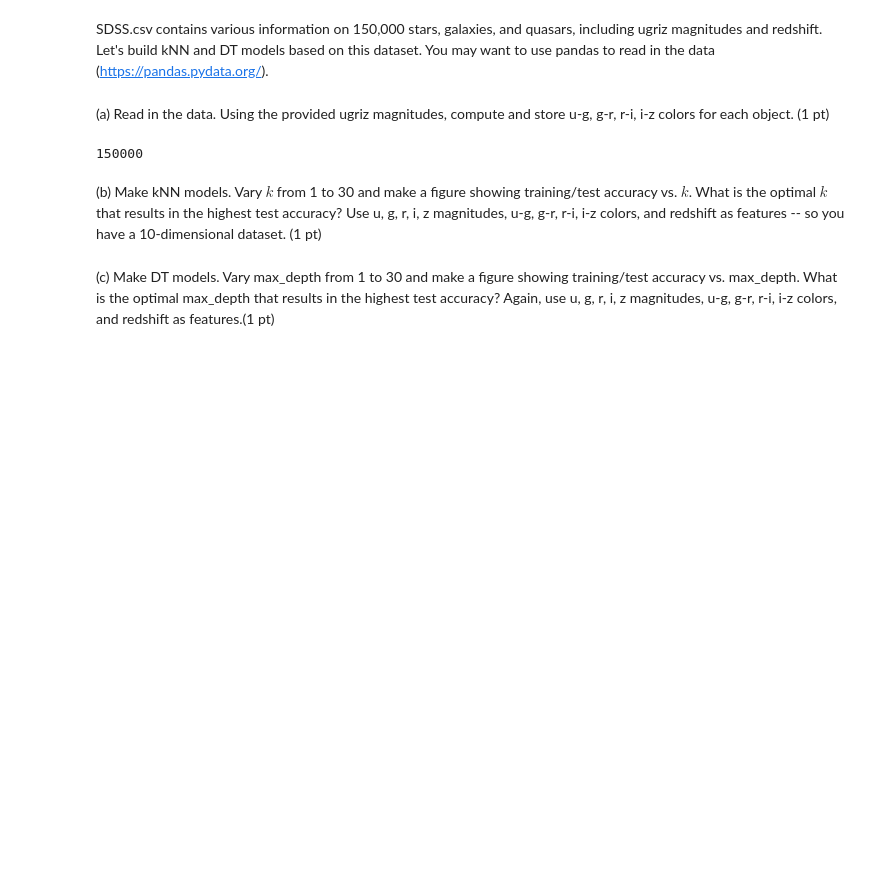
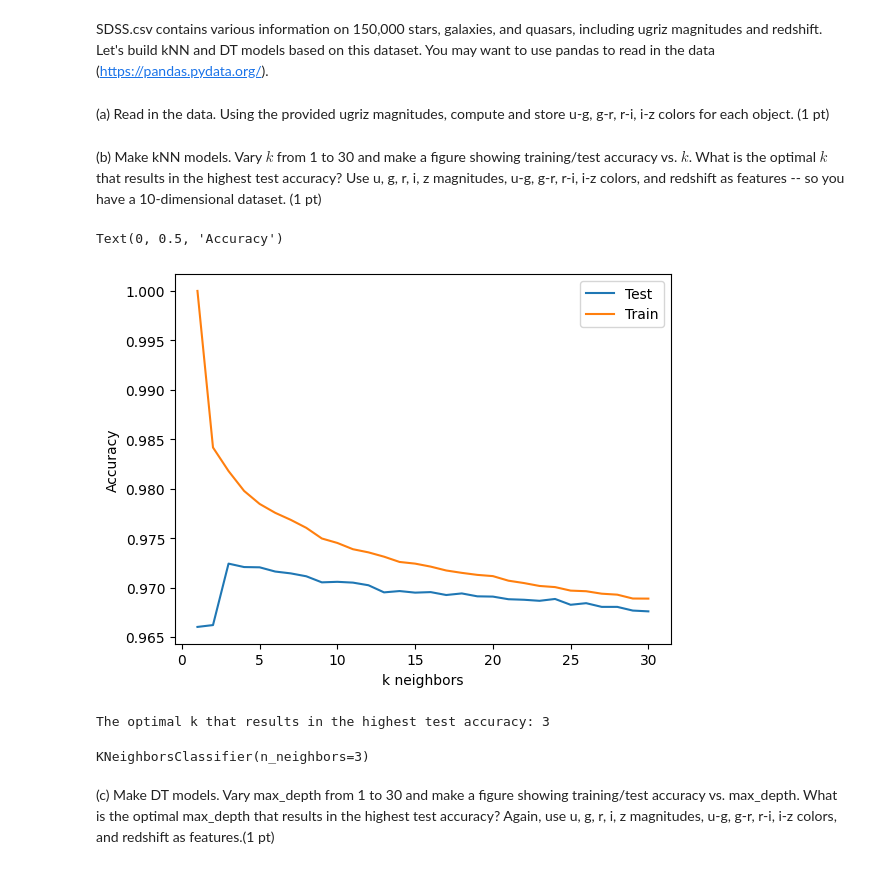
Before and after one commit to SpacialTree/HomeworkBack, a Jupyter notebook: MachineLearning/Homework/HW1/AST7939_homework1.ipynb, the cells around one changed output. Cells and saved outputs as stored; diff of their text form; code cells hidden in the pictures; blank space fills up the shorter version.

```diff
--- a/MachineLearning/Homework/HW1/AST7939_homework1.ipynb
+++ b/MachineLearning/Homework/HW1/AST7939_homework1.ipynb
@@ -126,28 +111,24 @@ for obj in range(classes_names.size):
-# %%
-X = [
-    mag_u,
-    mag_g
-    mag_r,
-    mag_i,
-    mag_z,
-    color_ug,
-    color_gr,
-    color_ri,
-    color_iz,
-    redshift
-    ]
-# %% [output]
-150000
 # %% [markdown]
 (b) Make kNN models. Vary $k$ from 1 to 30 and make a figure showing training/test accuracy vs. $k$. What is the optimal $k$ that results in the highest test accuracy? Use u, g, r, i, z magnitudes, u-g, g-r, r-i, i-z colors, and redshift as features -- so you have a 10-dimensional dataset. (1 pt)
 # %%
 # Just like in class. Remember to normalize!!! 10-dimensional space
 
 # Features
-X =
+X = np.array([
+    mag_u,
+    mag_g,
+    mag_r,
+    mag_i,
+    mag_z,
+    color_ug,
+    color_gr,
+    color_ri,
+    color_iz,
+    redshift
+    ]).T
 
 # Labels
-y =
+y = np.expand_dims(dataset_sdss['class'], axis=1)
 
 # Separate into training and test data
 X_train, X_test, y_train, y_test = train_test_split(X, y, random_state=0)
@@ -154,2 +148,35 @@ X_train, X_test, y_train, y_test = train_test_split(X, y, random_state=0)
+# %%
+X_train_scaled = StandardScaler().fit(X_train).transform(X_train)
+X_test_scaled = StandardScaler().fit(X_train).transform(X_test)
+# %%
+# Make kNN models varying k from 1 to 30
+top = 30
+k_neighbors = np.arange(1, top+1)
+test_acc = np.zeros(top)
+train_acc = np.zeros(top)
+
+for k in k_neighbors:
+    model = neighbors.KNeighborsClassifier(n_neighbors=k)
+    model.fit(X_train_scaled, np.ravel(y_train,order='C'))
+    test_acc[k-1] = model.score(X_test_scaled, y_test)
+    train_acc[k-1] = model.score(X_train_scaled, y_train)
+
+plt.plot(k_neighbors, test_acc, label='Test')
+plt.plot(k_neighbors, train_acc, label='Train')
+plt.legend()
+plt.xlabel('k neighbors')
+plt.ylabel('Accuracy')
+# %% [output]
+Text(0, 0.5, 'Accuracy')
+[figure, added]
+# %%
+print('The optimal k that results in the highest test accuracy:', k_neighbors[np.argmax(test_acc)])
+# %% [output]
+The optimal k that results in the highest test accuracy: 3
+# %%
+model_best_kNN = neighbors.KNeighborsClassifier(n_neighbors=3)
+model_best_kNN.fit(X_train_scaled, np.ravel(y_train,order='C'))
+# %% [output]
+KNeighborsClassifier(n_neighbors=3)
 # %% [markdown]
 (c) Make DT models. Vary max_depth from 1 to 30 and make a figure showing training/test accuracy vs. max_depth. What is the optimal max_depth that results in the highest test accuracy? Again, use u, g, r, i, z magnitudes, u-g, g-r, r-i, i-z colors, and redshift as features.(1 pt)
```
Also changed, not shown: parts of 24 cells of this notebook, 6 other files.
